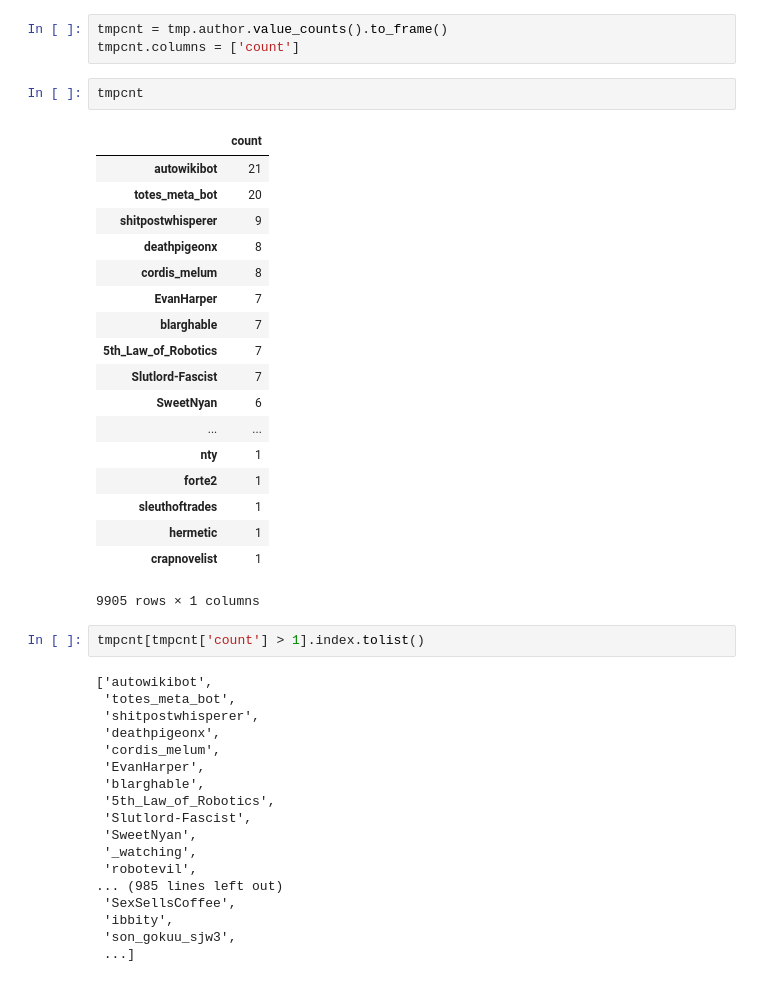
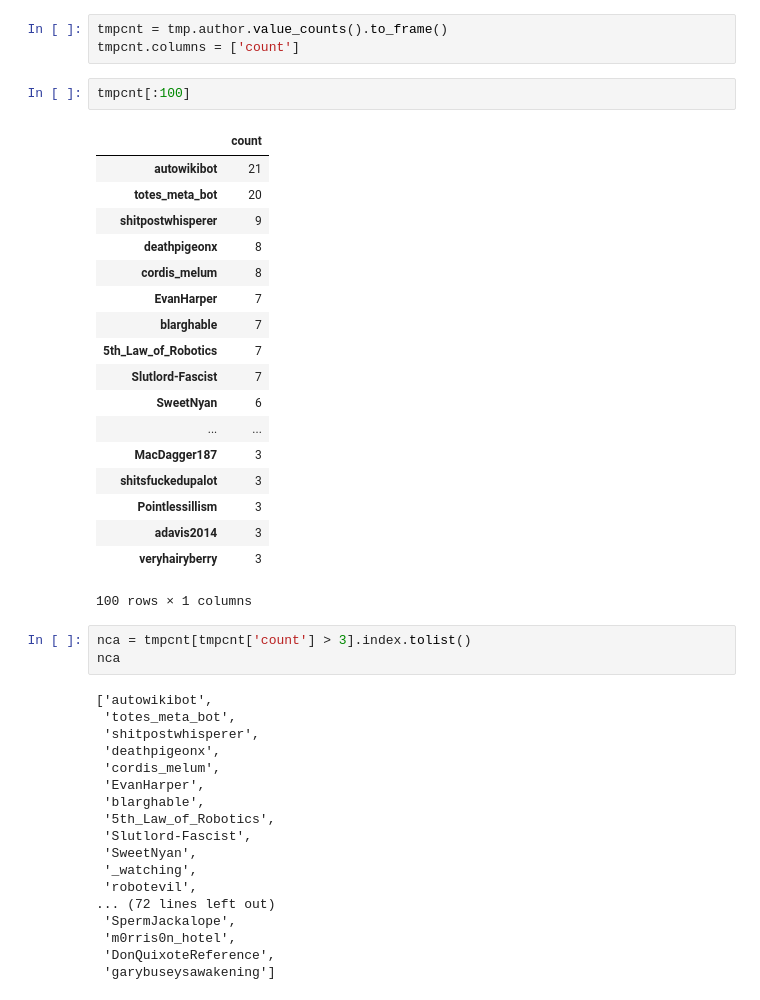
Before and after one commit to ke11ysun/TMD-reddit-conflict-analysis, a Jupyter notebook: TMD.ipynb, the cells around one changed output. Saved outputs shown, nothing was run; the diff lists cells and outputs as text.

```diff
--- a/TMD.ipynb
+++ b/TMD.ipynb
@@ -645,28 +650,29 @@ list(reddit.info(['t5_2qh3v']))
 tmpcnt = tmp.author.value_counts().to_frame()
 tmpcnt.columns = ['count']
 # %%
-tmpcnt
+tmpcnt[:100]
 # %% [output]
 |  | count |
 | autowikibot | 21 |
 | totes_meta_bot | 20 |
 | shitpostwhisperer | 9 |
 | deathpigeonx | 8 |
 | cordis_melum | 8 |
 | EvanHarper | 7 |
 | blarghable | 7 |
 | 5th_Law_of_Robotics | 7 |
 | Slutlord-Fascist | 7 |
 | SweetNyan | 6 |
 | ... | ... |
-| nty | 1 |
-| forte2 | 1 |
-| sleuthoftrades | 1 |
-| hermetic | 1 |
-| crapnovelist | 1 |
+| MacDagger187 | 3 |
+| shitsfuckedupalot | 3 |
+| Pointlessillism | 3 |
+| adavis2014 | 3 |
+| veryhairyberry | 3 |
-9905 rows × 1 columns
+100 rows × 1 columns
 # %%
-tmpcnt[tmpcnt['count'] > 1].index.tolist()
+nca = tmpcnt[tmpcnt['count'] > 3].index.tolist()
+nca
 # %% [output]
 ['autowikibot',
  'totes_meta_bot',
@@ -680,8 +686,8 @@ tmpcnt[tmpcnt['count'] > 1].index.tolist()
  'SweetNyan',
  '_watching',
  'robotevil',
-... (985 lines left out)
- 'SexSellsCoffee',
- 'ibbity',
- 'son_gokuu_sjw3',
- ...]
+... (72 lines left out)
+ 'SpermJackalope',
+ 'm0rris0n_hotel',
+ 'DonQuixoteReference',
+ 'garybuseysawakening']
```
Also changed, not shown: parts of 6 cells of this notebook.
